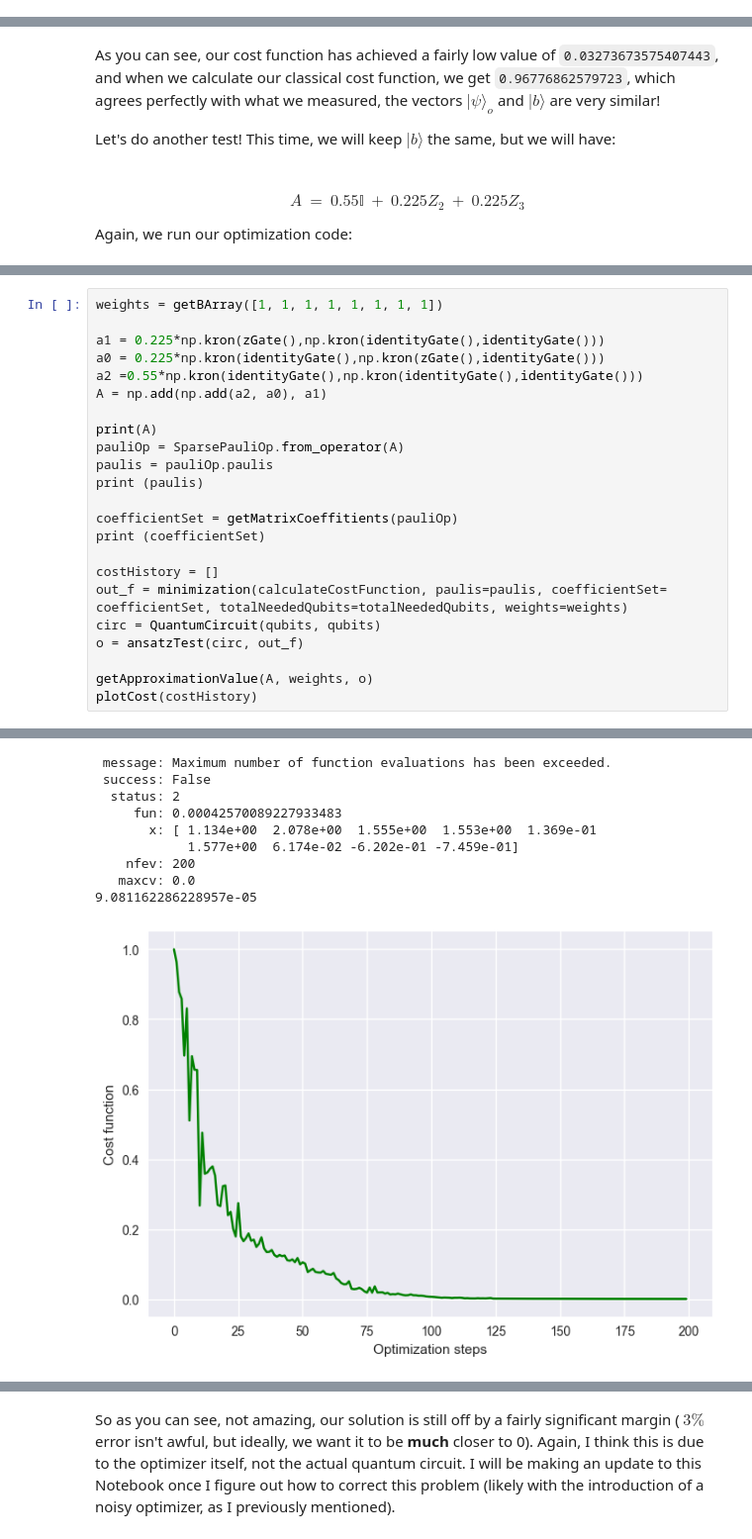
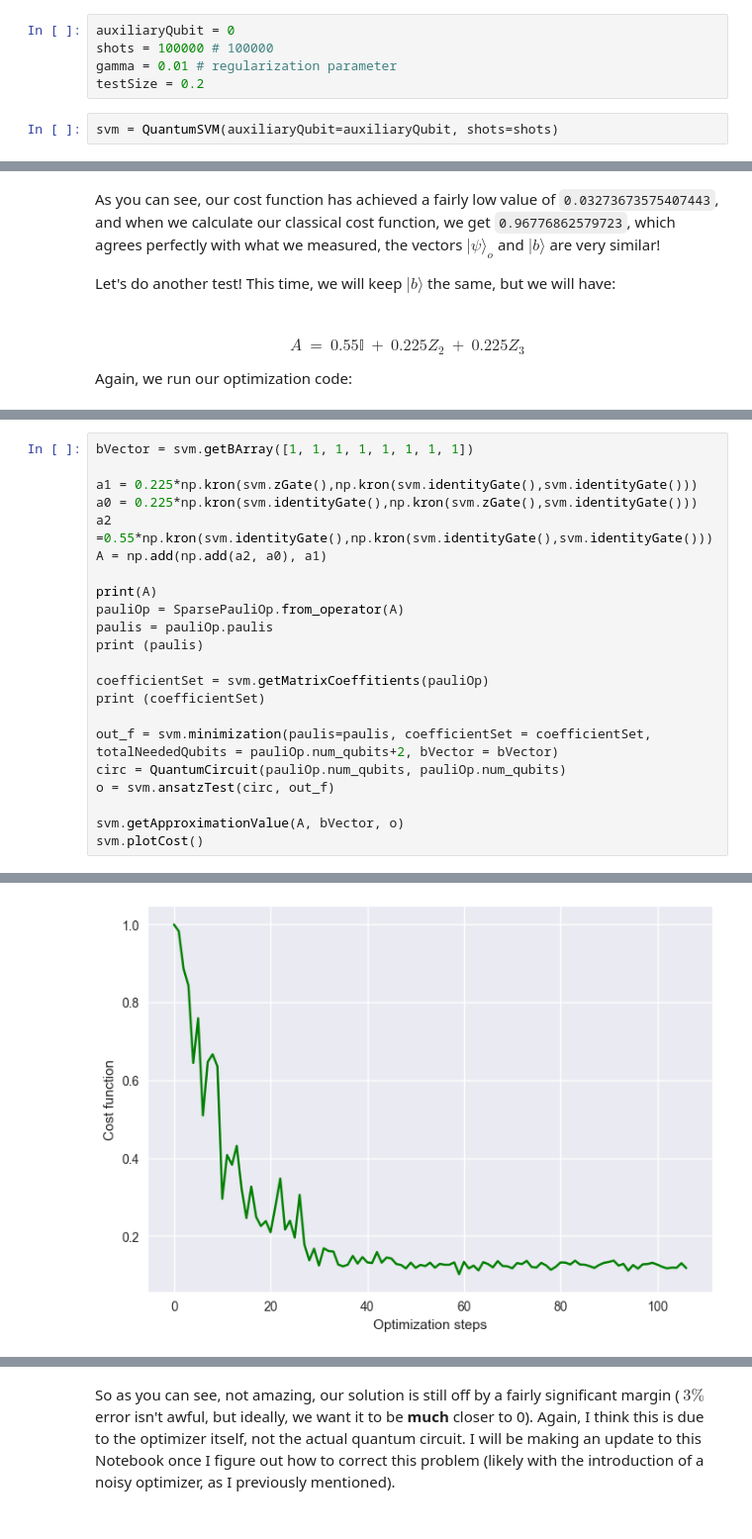
Before and after one commit to cezaris13/CourseWork, a Jupyter notebook: vqls.ipynb, the cells around one changed output, grey strips where cells are left out. Shown at 99% size. Drawn from its saved outputs; the diff is of its cells as text.

Commit message:
refactoring + classical+quantum

```diff
--- a/vqls.ipynb
+++ b/vqls.ipynb
@@ -11,3 +412,10 @@ from math import ceil
+# %%
+auxiliaryQubit = 0
+shots = 100000 # 100000
+gamma = 0.01 # regularization parameter
+testSize = 0.2
+# %%
+svm = QuantumSVM(auxiliaryQubit=auxiliaryQubit, shots=shots)
 # %% [markdown]
 ## 1. Introduction
 
@@ -711,9 +880,9 @@ Again, we run our optimization code:
 # %%
-weights = getBArray([1, 1, 1, 1, 1, 1, 1, 1])
+bVector = svm.getBArray([1, 1, 1, 1, 1, 1, 1, 1])
 
-a1 = 0.225*np.kron(zGate(),np.kron(identityGate(),identityGate()))
-a0 = 0.225*np.kron(identityGate(),np.kron(zGate(),identityGate()))
-a2 =0.55*np.kron(identityGate(),np.kron(identityGate(),identityGate()))
+a1 = 0.225*np.kron(svm.zGate(),np.kron(svm.identityGate(),svm.identityGate()))
+a0 = 0.225*np.kron(svm.identityGate(),np.kron(svm.zGate(),svm.identityGate()))
+a2 =0.55*np.kron(svm.identityGate(),np.kron(svm.identityGate(),svm.identityGate()))
 A = np.add(np.add(a2, a0), a1)
 
 print(A)
@@ -721,16 +890,15 @@ pauliOp = SparsePauliOp.from_operator(A)
 paulis = pauliOp.paulis
 print (paulis)
 
-coefficientSet = getMatrixCoeffitients(pauliOp)
+coefficientSet = svm.getMatrixCoeffitients(pauliOp)
 print (coefficientSet)
 
-costHistory = []
-out_f = minimization(calculateCostFunction, paulis=paulis, coefficientSet= coefficientSet, totalNeededQubits=totalNeededQubits, weights=weights)
-circ = QuantumCircuit(qubits, qubits)
-o = ansatzTest(circ, out_f)
+out_f = svm.minimization(paulis=paulis, coefficientSet = coefficientSet, totalNeededQubits = pauliOp.num_qubits+2, bVector = bVector)
+circ = QuantumCircuit(pauliOp.num_qubits, pauliOp.num_qubits)
+o = svm.ansatzTest(circ, out_f)
 
-getApproximationValue(A, weights, o)
-plotCost(costHistory)
+svm.getApproximationValue(A, bVector, o)
+svm.plotCost()
 # %% [output]
 [[1.   0.   0.   0.   0.   0.   0.   0.  ]
  [0.   1.   0.   0.   0.   0.   0.   0.  ]
@@ -745,10 +922 @@ plotCost(costHistory)
- message: Maximum number of function evaluations has been exceeded.
- success: False
-  status: 2
-     fun: 0.00042570089227933483
-       x: [ 1.134e+00  2.078e+00  1.555e+00  1.553e+00  1.369e-01
-            1.577e+00  6.174e-02 -6.202e-01 -7.459e-01]
-    nfev: 200
-   maxcv: 0.0
-9.081162286228957e-05
-[figure, old version]
+[figure, new version]
```
Also changed, not shown: parts of 32 cells of this notebook.
